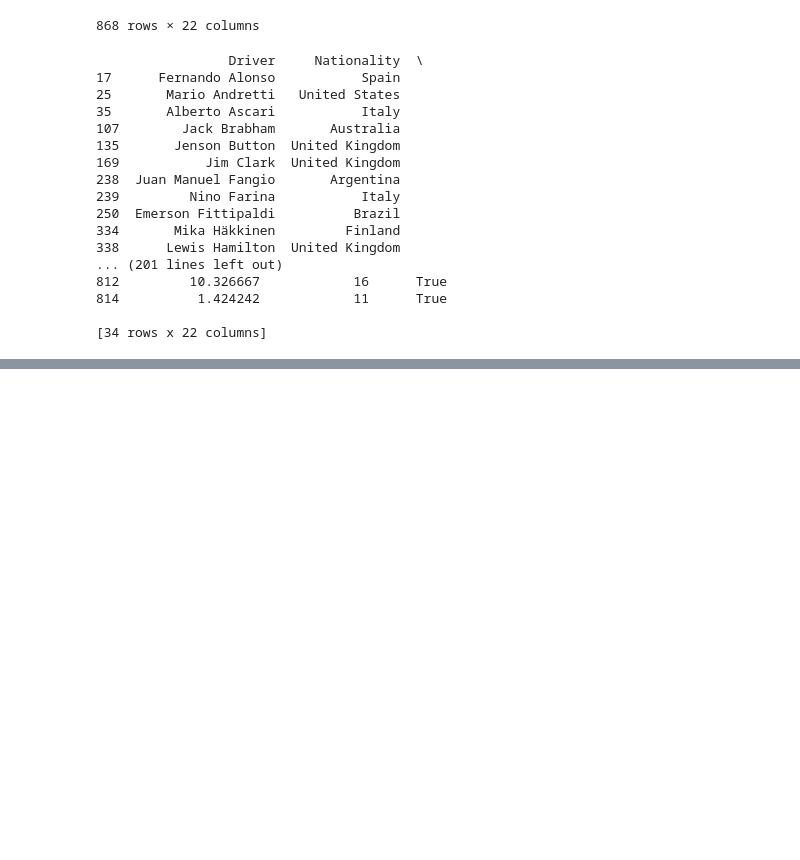
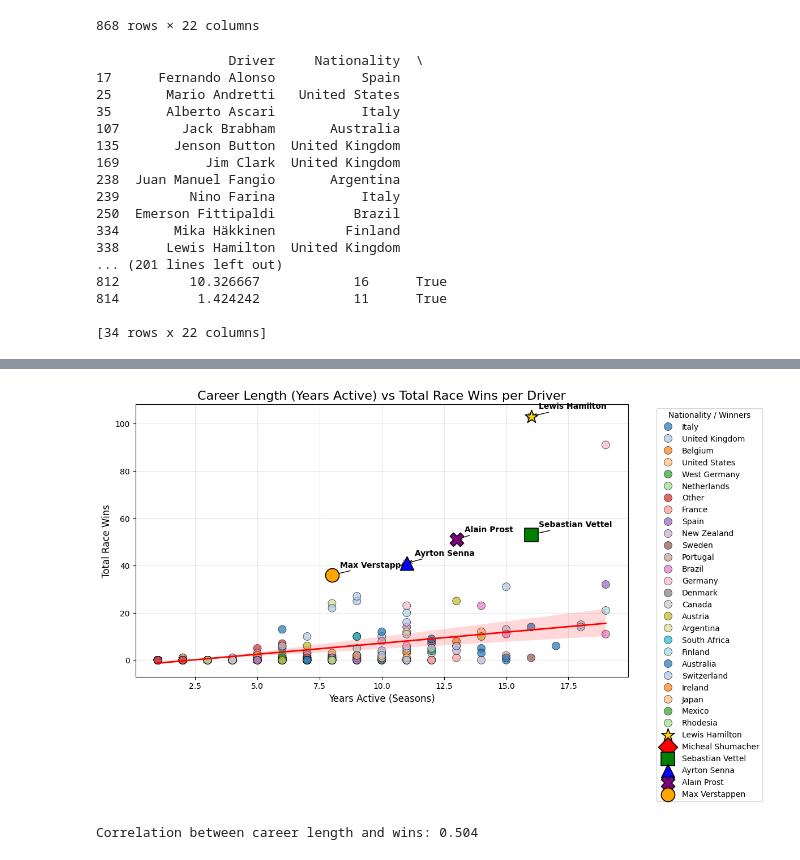
Before and after one commit to ryakkalauncc/4122project1, a Jupyter notebook: ITCS4122Project1.ipynb, the cells around one changed output, grey strips where cells are left out. Drawn from its saved outputs; the diff is of its cells as text; code cells hidden in the pictures; blank space fills up the shorter version.

```diff
--- a/ITCS4122Project1.ipynb
+++ b/ITCS4122Project1.ipynb
@@ -92,0 +189,74 @@ country_org.plot(kind='bar', figsize=(10,5))
+# %%
+top_25 = race_df["Nationality"].value_counts().nlargest(25).index
+race_df["Nationality_Simplified"] = race_df["Nationality"].where(
+    race_df["Nationality"].isin(top_25), "Other"
+)
+
+winners = {
+    "Lewis Hamilton": {"color": "gold", "marker": "*"},
+    "Micheal Shumacher": {"color": "red", "marker": "D"},
+    "Sebastian Vettel": {"color": "green", "marker": "s"},
+    "Ayrton Senna": {"color": "blue", "marker": "^"},
+    "Alain Prost": {"color": "purple", "marker": "X"},
+    "Max Verstappen": {"color": "orange", "marker": "o"}
+}
+plt.figure(figsize=(12,7))
+
+sns.scatterplot(
+    data=race_df,
+    x="Years_Active",
+    y="Race_Wins",
+    hue="Nationality_Simplified",
+    s=100,
+    alpha=0.7,
+    edgecolor="black",
+    linewidth=0.6,
+    palette="tab20"
+)
+
+sns.regplot(
+    data=race_df,
+    x="Years_Active",
+    y="Race_Wins",
+    scatter=False,
+    color="red",
+    line_kws={"linewidth": 2}
+)
+
+for driver, style in winners.items():
+    d = race_df[race_df["Driver"] == driver]
+    plt.scatter(
+        d["Years_Active"],
+        d["Race_Wins"],
+        s=300,
+        color=style["color"],
+        edgecolor="black",
+        linewidth=1.2,
+        marker=style["marker"],
+        zorder=5,
+        label=driver
+    )
+
+    for _, row in d.iterrows():
+        plt.annotate(
+            row["Driver"],
+            (row["Years_Active"], row["Race_Wins"]),
+            xytext=(10,10),
+            textcoords="offset points",
+            fontsize=10,
+            color="black",
+            weight="bold",
+            arrowprops=dict(arrowstyle="->", color="black", lw=1)
+        )
+plt.title("Career Length (Years Active) vs Total Race Wins per Driver", fontsize=16)
+plt.xlabel("Years Active (Seasons)", fontsize=12)
+plt.ylabel("Total Race Wins", fontsize=12)
+plt.legend(bbox_to_anchor=(1.05,1), loc="upper left", title="Nationality / Winners")
+plt.grid(alpha=0.3)
+plt.tight_layout()
+plt.show()
+corr = race_df["Years_Active"].corr(race_df["Race_Wins"])
+print(f"Correlation between career length and wins: {corr:.3f}")
+# %% [output]
+[figure, added]
+Correlation between career length and wins: 0.504
```
Also changed, not shown: parts of 11 cells of this notebook.
